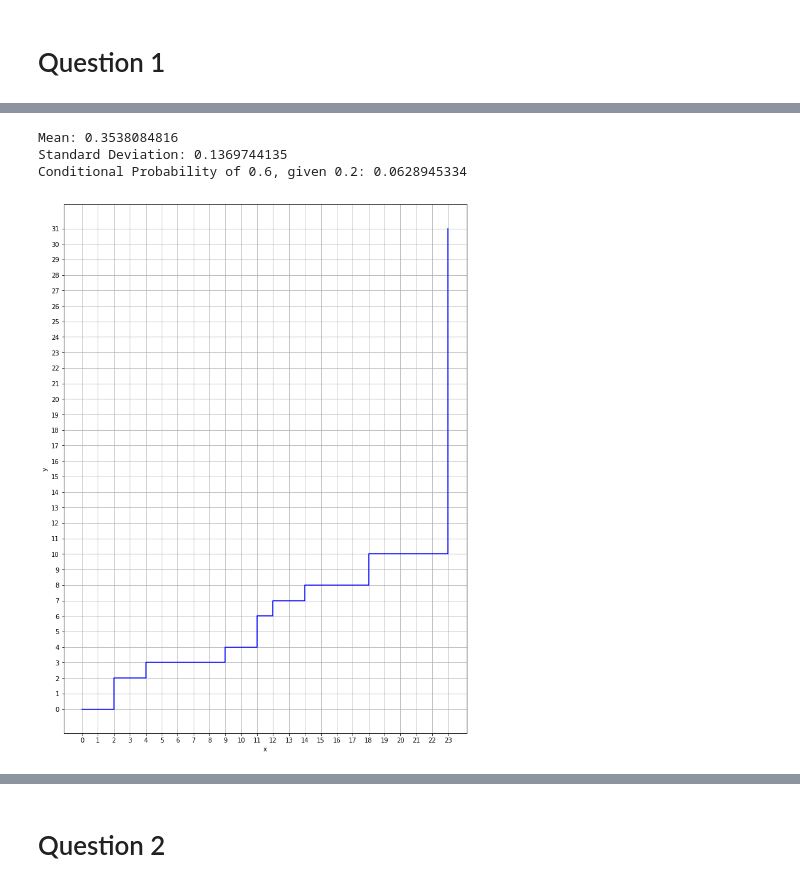
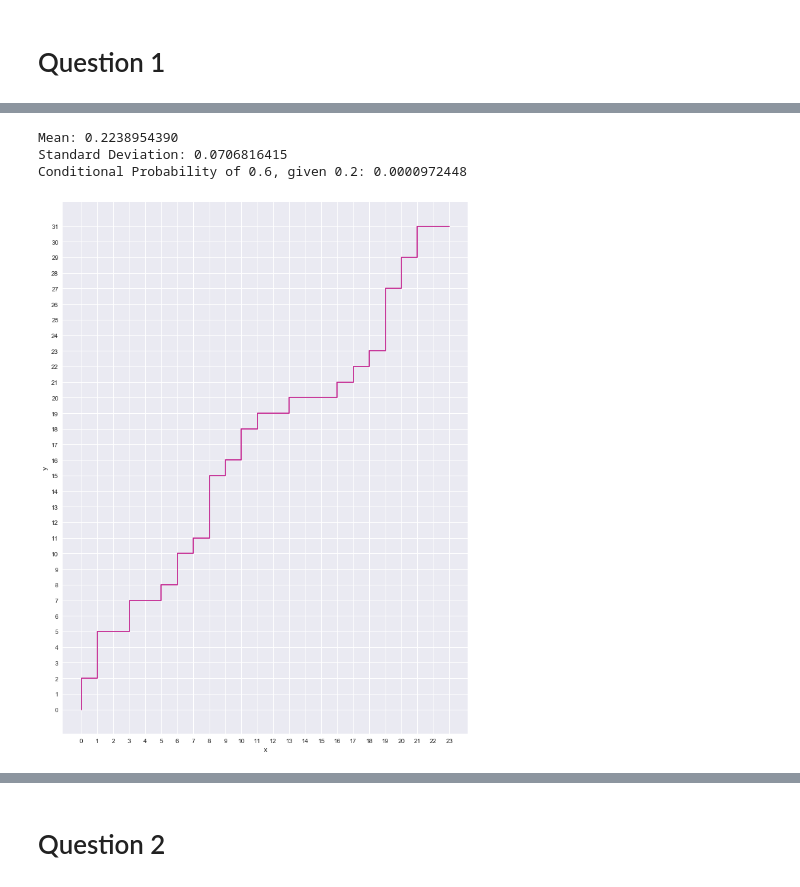
Before and after one commit to knowbodynos/data_incub, a Jupyter notebook: notebooks/Challenge.ipynb, the cells around one changed output, grey strips where cells are left out. Drawn from its saved outputs; the diff is of its cells as text; code cells hidden in the pictures.

```diff
--- a/notebooks/Challenge.ipynb
+++ b/notebooks/Challenge.ipynb
@@ -3,4 +3,7 @@
 # %%
 import numpy as np
 import matplotlib.pyplot as plt
+import seaborn as sns
 from random import randint, seed as randseed
+from itertools import combinations
+sns.set();
@@ -7,3 +39,9 @@ from random import randint, seed as randseed
+# %%
+def cond_prob(D, a, b):
+    a_inds = (D > a).nonzero()[0]
+    b_inds = (D > b).nonzero()[0]
+    ab_inds = np.intersect1d(a_inds, b_inds)
+    return ab_inds.size / b_inds.size
 # %%
 class AntWalk:
     def __init__(self, m, n, seed = None):
@@ -93,14 +171,15 @@ W1.plot_last_walk()
 # %%
-W2 = AntWalk(23, 31, seed = 7)
-W2.run()
+# 5.E5 random walks, after dropping paths that overshoot grid
+W2 = AntWalk(23, 31, seed = None)
+W2.run(5e5)
 print("Mean: {}".format("%0.10f" % W2.mean()))
 print("Standard Deviation: {}".format("%0.10f" % W2.std()))
 print("Conditional Probability of {0}, given {1}: {2}".format(0.6, 0.2, "%0.10f" % W2.cond_prob(0.6, 0.2)))
 # %% [output]
-Mean: 0.3538084816
-Standard Deviation: 0.1369744135
-Conditional Probability of 0.6, given 0.2: 0.0628945334
+Mean: 0.2238954390
+Standard Deviation: 0.0706816415
+Conditional Probability of 0.6, given 0.2: 0.0000972448
 # %%
-W2.plot_last_walk()
+W2.plot_walks()
 # %% [output]
-[figure, old version]
+[figure, new version]
```
Also changed, not shown: parts of 10 cells of this notebook, 2 other files.
